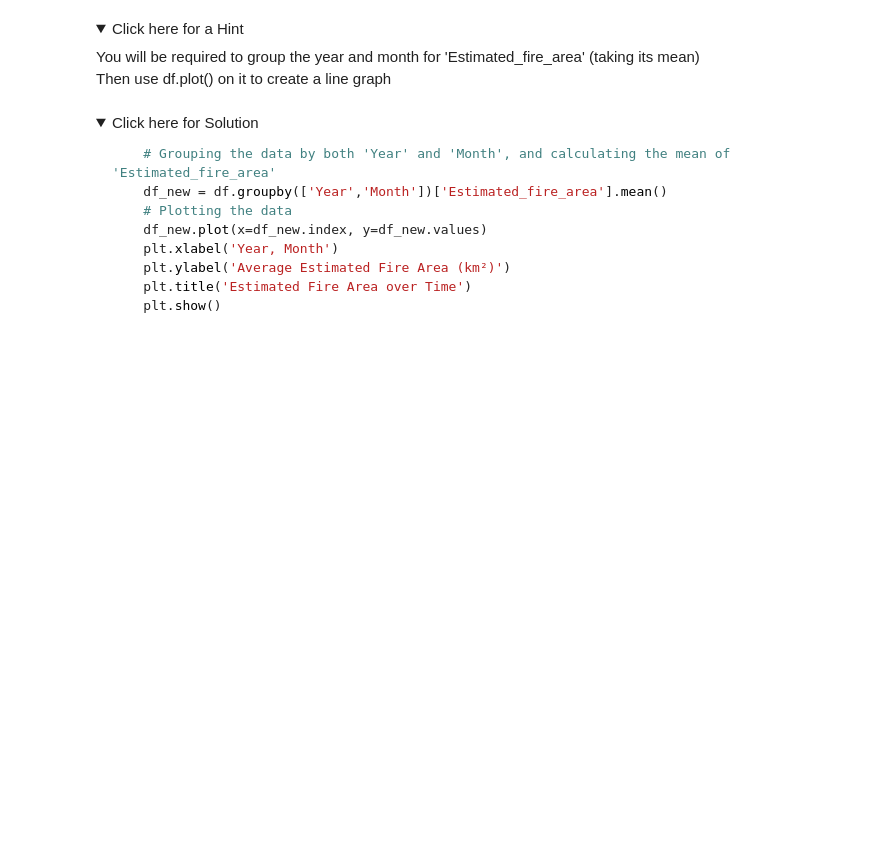
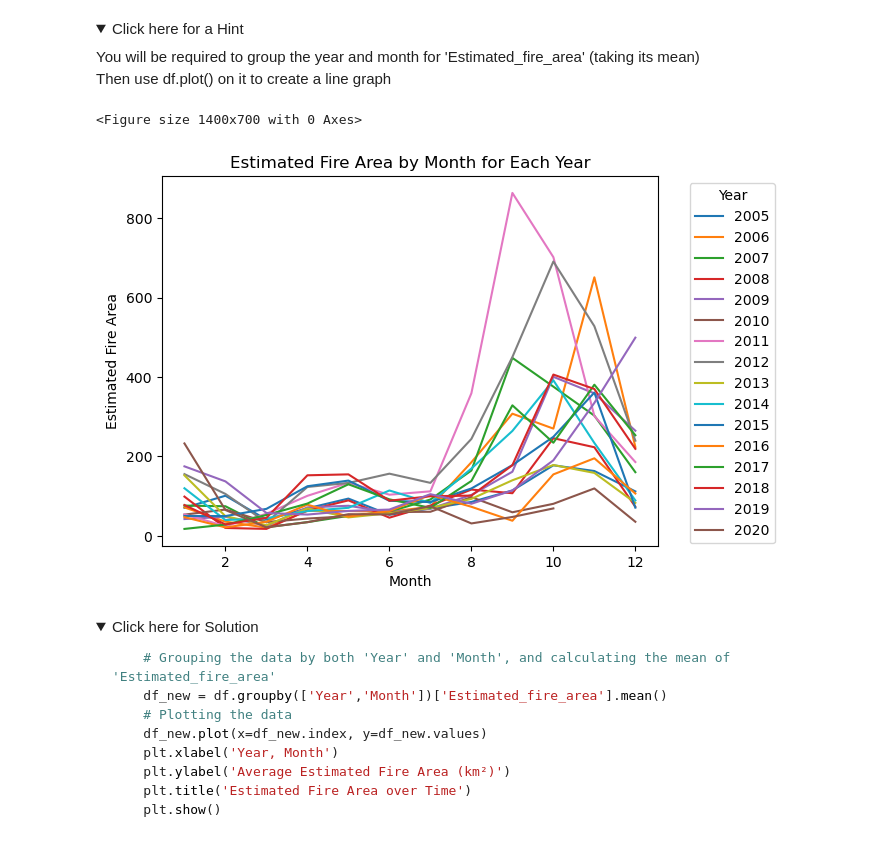
Before and after one commit to fps1001/Data-Visualization-with-Python, a Jupyter notebook: M4 - Dashboards/Practice_Assignment_Part1.jupyterlite.ipynb, the cells around one changed output. Drawn from its saved outputs; the diff is of its cells as text; code cells hidden in the pictures; folded sections open; blank space fills up the shorter version.

```diff
--- a/M4 - Dashboards/Practice_Assignment_Part1.jupyterlite.ipynb
+++ b/M4 - Dashboards/Practice_Assignment_Part1.jupyterlite.ipynb
@@ -257,7 +257,24 @@ You will be required to group the year and month for 'Estimated_fire_area' (taki
 
 </details>
 # %%
-# TODO
+# Grouping for year and month using the mean of the 'Estimated Fire Area'
+estimated_fire_area_by_month = df.groupby(['Year', 'Month'])['Estimated_fire_area'].mean()
+
+# Reshape the data for better visualization
+estimated_fire_area_by_month = estimated_fire_area_by_month.unstack(level=0)
+
+# Plotting the trend of estimated fire area by month for each year
+plt.figure(figsize=(14, 7))
+estimated_fire_area_by_month.plot()
+plt.xlabel('Month')
+plt.ylabel('Estimated Fire Area (km²)')
+plt.title('Estimated Fire Area by Month for Each Year')
+# Place the legend outside the plot
+plt.legend(title='Year', bbox_to_anchor=(1.05, 1), loc='upper left')
+plt.show()
+# %% [output]
+<Figure size 1400x700 with 0 Axes>
+[figure, added]
 # %% [markdown]
 <details>
     <summary>Click here for Solution</summary>
```
Also changed, not shown: parts of 10 cells of this notebook.
